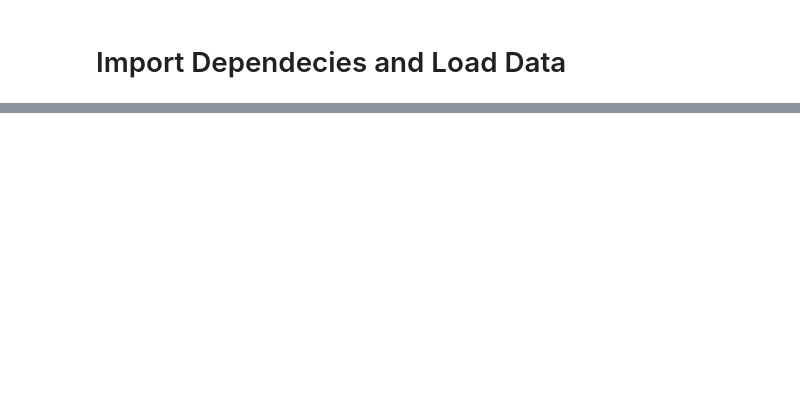
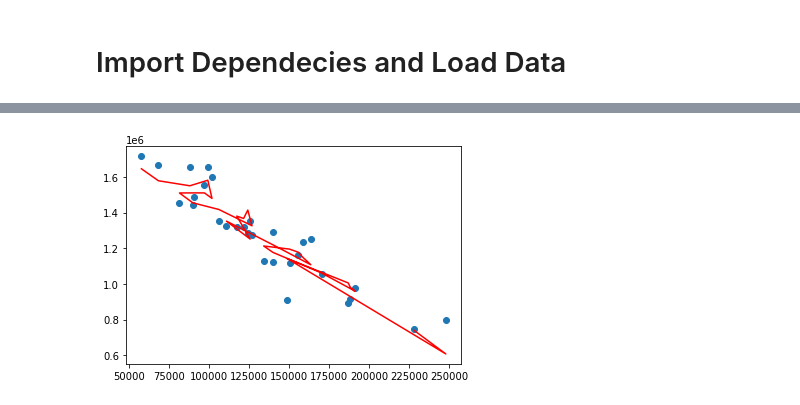
Before and after one commit to hariniv22/Covid_19_Data_Analysis, a Jupyter notebook: MLExampl.ipynb, the cells around one changed output, grey strips where cells are left out. Saved outputs shown, nothing was run; the diff lists cells and outputs as text; code cells hidden in the pictures; blank space fills up the shorter version.

```diff
--- a/MLExampl.ipynb
+++ b/MLExampl.ipynb
@@ -10,3 +11,3 @@ import numpy as np
 # %%
 #load the data
-df = pd.read_csv("country_vaccinations.csv")
+df = pd.read_csv("./Resources/total_cases_vaccinations_data_for_usa.csv")
@@ -70,0 +63,4 @@ df_usa
+# %%
+columns = ["new_case", "new_death", "daily_vaccinations"]
+# %%
+df = df.loc[:, columns].copy()
@@ -70,0 +76,17 @@ df_usa
+# %%
+y = df.daily_vaccinations
+
+X = df.drop(columns = ["daily_vaccinations"],axis =1)
+
+from sklearn.model_selection import train_test_split
+X_train, X_test, y_train, y_test = train_test_split(X,y,random_state=1)
+
+print(X_train.shape)
+print(y_train.shape)
+
+model = LinearRegression()
+
+model.fit(X, y)
+
+y_pred = model.predict(X)
+print(y_pred.shape)
@@ -70,0 +113,6 @@ df_usa
+# %%
+plt.scatter(X["new_case"],y)
+plt.plot(X["new_case"], y_pred, color='red')
+plt.show()
+# %% [output]
+[figure, added]
```
Also changed, not shown: parts of 29 cells of this notebook, 2 other files.
